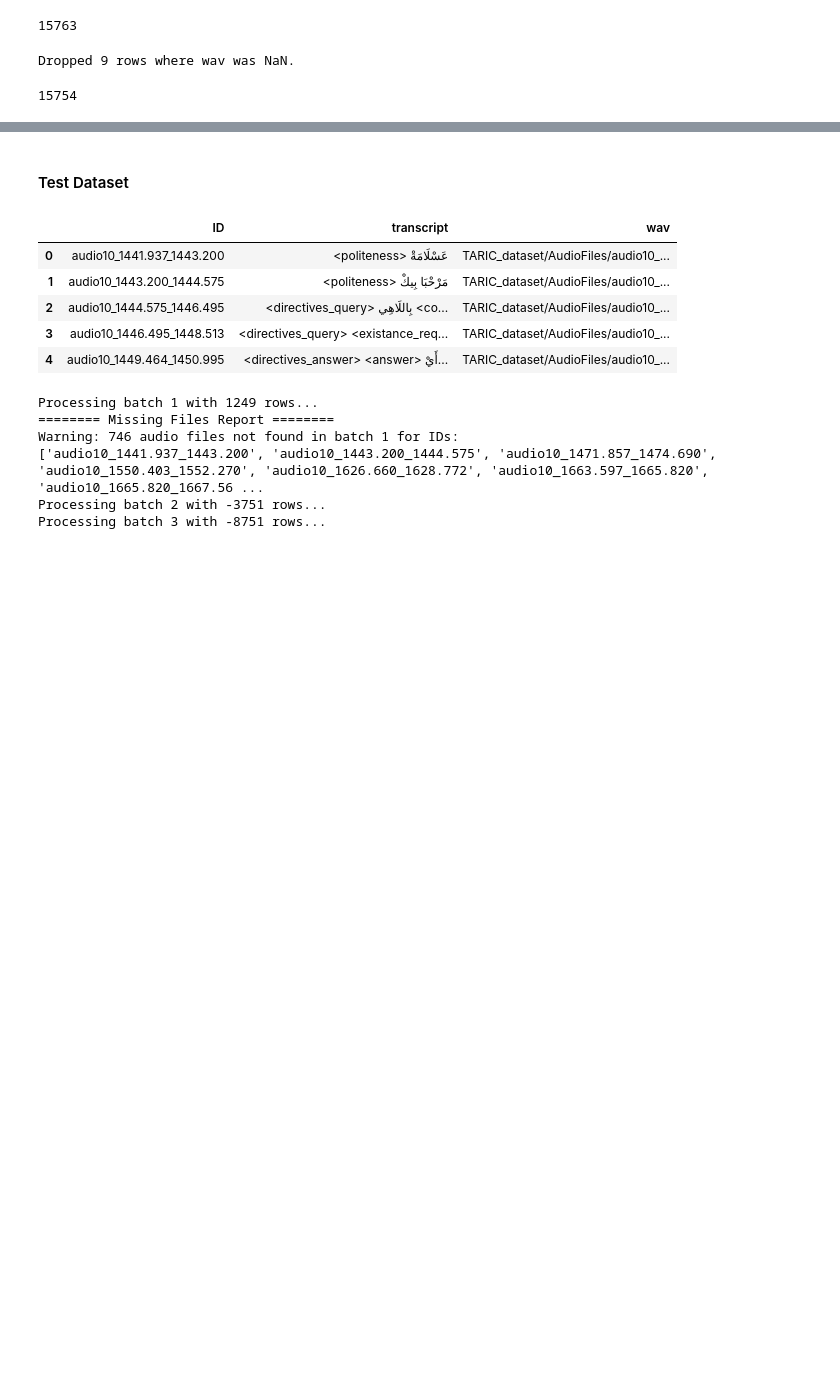
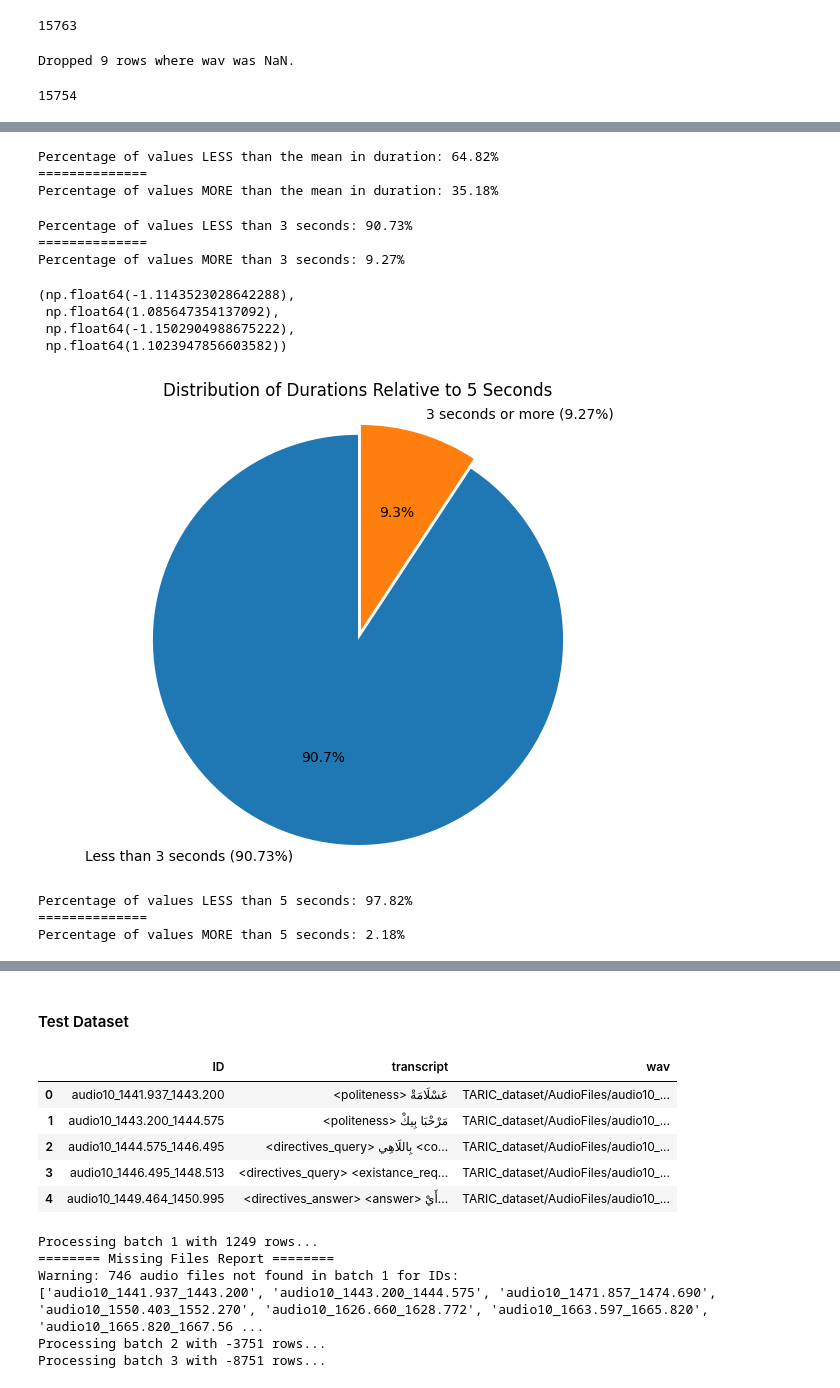
Before and after one commit to cyrineanene/ASR-on-Tunisian-Dialect, a Jupyter notebook: EDA.ipynb, the cells around one changed output, grey strips where cells are left out. Drawn from its saved outputs; the diff is of its cells as text; code cells hidden in the pictures; blank space fills up the shorter version.

Commit message:
added duration column

```diff
--- a/EDA.ipynb
+++ b/EDA.ipynb
@@ -1915,3 +1893,6 @@ len(df_taric)
 15754
 # %%
 df_taric.to_csv('train_taric_with_audio.csv', index=False)
+# %%
+import pandas as pd
+df_taric = pd.read_csv('train_taric_with_audio.csv')
@@ -1917,0 +1958,63 @@ df_taric.to_csv('train_taric_with_audio.csv', index=False)
+# %%
+mean_value = df_taric['duration'].mean()
+values_below_mean = df_taric[df_taric['duration'] < mean_value]['duration'].count()
+total_values = df_taric['duration'].count()
+percentage_below_mean = (values_below_mean / total_values) * 100
+print(f"Percentage of values LESS than the mean in {'duration'}: {percentage_below_mean:.2f}%")
+print('==============')
+print(f"Percentage of values MORE than the mean in {'duration'}: {(100 - percentage_below_mean):.2f}%")
+# %% [output]
+Percentage of values LESS than the mean in duration: 64.82%
+==============
+Percentage of values MORE than the mean in duration: 35.18%
+# %%
+mean_value = df_taric['duration'].mean()
+values_below_mean = df_taric[df_taric['duration'] < 3]['duration'].count()
+total_values = df_taric['duration'].count()
+percentage_below_mean = (values_below_mean / total_values) * 100
+print(f"Percentage of values LESS than 3 seconds: {percentage_below_mean:.2f}%")
+print('==============')
+print(f"Percentage of values MORE than 3 seconds: {(100 - percentage_below_mean):.2f}%")
+# %% [output]
+Percentage of values LESS than 3 seconds: 90.73%
+==============
+Percentage of values MORE than 3 seconds: 9.27%
+# %%
+import matplotlib.pyplot as plt
+
+threshold = 3
+values_below_threshold = df_taric[df_taric['duration'] < threshold]['duration'].count()
+values_above_threshold = df_taric[df_taric['duration'] >= threshold]['duration'].count()
+total_values = df_taric['duration'].count()
+
+percentage_below_threshold = (values_below_threshold / total_values) * 100 if total_values > 0 else 0
+percentage_above_threshold = (values_above_threshold / total_values) * 100 if total_values > 0 else 0
+
+# Create pie chart
+labels = [f'Less than {threshold} seconds ({percentage_below_threshold:.2f}%)',
+          f'{threshold} seconds or more ({percentage_above_threshold:.2f}%)']
+sizes = [percentage_below_threshold, percentage_above_threshold]
+# colors = ["#54e997", "#93c3f3"]
+explode = (0.05, 0)
+plt.figure(figsize=(8, 6))
+plt.pie(sizes, explode=explode, labels=labels,autopct='%1.1f%%', startangle=90)
+plt.title('Distribution of Durations Relative to 5 Seconds')
+plt.axis('equal')
+# %% [output]
+(np.float64(-1.1143523028642288),
+ np.float64(1.085647354137092),
+ np.float64(-1.1502904988675222),
+ np.float64(1.1023947856603582))
+[figure, added]
+# %%
+mean_value = df_taric['duration'].mean()
+values_below_mean = df_taric[df_taric['duration'] < 5]['duration'].count()
+total_values = df_taric['duration'].count()
+percentage_below_mean = (values_below_mean / total_values) * 100
+print(f"Percentage of values LESS than 5 seconds: {percentage_below_mean:.2f}%")
+print('==============')
+print(f"Percentage of values MORE than 5 seconds: {(100 - percentage_below_mean):.2f}%")
+# %% [output]
+Percentage of values LESS than 5 seconds: 97.82%
+==============
+Percentage of values MORE than 5 seconds: 2.18%
```
Also changed, not shown: parts of 32 cells of this notebook, 2 other files.
